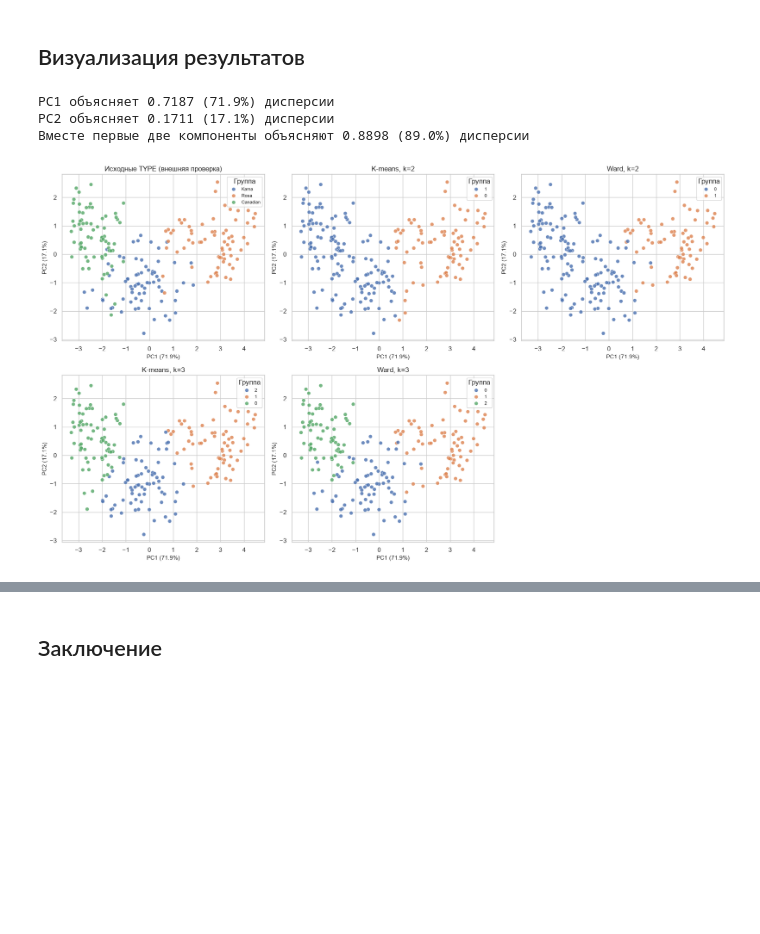
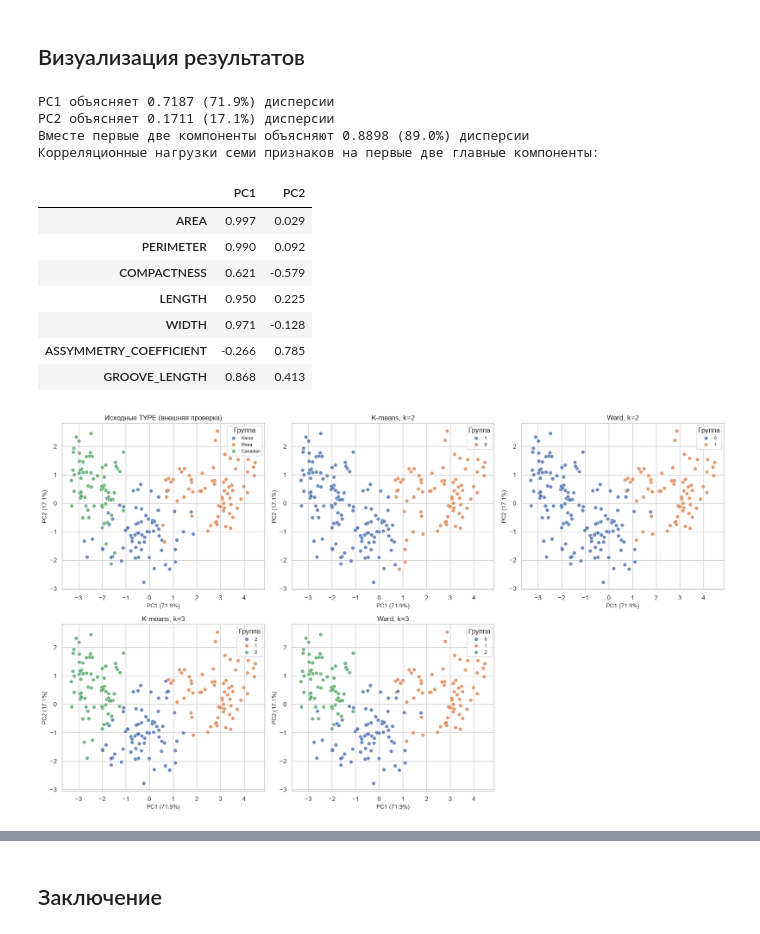
Before and after one commit to violllin/lab3_clustering, a Jupyter notebook: lab3.ipynb, the cells around one changed output, grey strips where cells are left out. Drawn from its saved outputs; the diff is of its cells as text; code cells hidden in the pictures; blank space fills up the shorter version.

```diff
--- a/lab3.ipynb
+++ b/lab3.ipynb
@@ -512,6 +565,12 @@ for k in (2, 3):
     ward_model = AgglomerativeClustering(n_clusters=k, linkage="ward")
     ward_labels = ward_model.fit_predict(X_scaled)
     experiments[("Ward", k)] = {"model": ward_model, "labels": ward_labels}
+
+for k, cut_labels in ((2, ward_cut_labels_2), (3, ward_cut_labels_3)):
+    agglomerative_labels = experiments[("Ward", k)]["labels"]
+    cut_ari = adjusted_rand_score(cut_labels, agglomerative_labels)
+    print(f"Проверка Ward для k={k}: ARI между fcluster и AgglomerativeClustering = {cut_ari:.4f}")
+    assert np.isclose(cut_ari, 1.0), f"Разбиения Ward при k={k} не совпали (ARI={cut_ari})"
 
 cluster_sizes_rows = []
 for (method, k), result in experiments.items():
@@ -1061,36 +1145,52 @@ explained = pca.explained_variance_ratio_
 print(f"PC1 объясняет {explained[0]:.4f} ({explained[0]:.1%}) дисперсии")
 print(f"PC2 объясняет {explained[1]:.4f} ({explained[1]:.1%}) дисперсии")
 print(f"Вместе первые две компоненты объясняют {explained.sum():.4f} ({explained.sum():.1%}) дисперсии")
+
+Z = X_scaled
+P = X_pca
+loadings = np.corrcoef(Z.T, P.T)[:len(FEATURES), len(FEATURES):]
+loadings_df = pd.DataFrame(loadings, index=FEATURES, columns=['PC1', 'PC2'])
+print('Корреляционные нагрузки семи признаков на первые две главные компоненты:')
+display(loadings_df.round(3))
 
 pca_df = pd.DataFrame({"PC1": X_pca[:, 0], "PC2": X_pca[:, 1]})
 pca_df["TYPE — внешний ориентир"] = y_reference.map(CLASS_NAMES).values
 for (method, k), result in experiments.items():
     pca_df[f"{method}, k={k}"] = result["labels"].astype(str)
 
 plot_specs = [
     ("TYPE — внешний ориентир", "Исходные TYPE (внешняя проверка)"),
     ("K-means, k=2", "K-means, k=2"),
     ("Ward, k=2", "Ward, k=2"),
     ("K-means, k=3", "K-means, k=3"),
     ("Ward, k=3", "Ward, k=3"),
 ]
 fig, axes = plt.subplots(2, 3, figsize=(17, 10))
 axes = axes.ravel()
 for ax, (column, title) in zip(axes, plot_specs):
     sns.scatterplot(
         data=pca_df, x="PC1", y="PC2", hue=column,
         palette="deep", s=42, alpha=0.82, ax=ax
     )
     ax.set_title(title)
     ax.set_xlabel(f"PC1 ({explained[0]:.1%})")
     ax.set_ylabel(f"PC2 ({explained[1]:.1%})")
     ax.legend(title="Группа", fontsize=8)
 axes[-1].axis("off")
 plt.tight_layout()
 plt.show()
 # %% [output]
 PC1 объясняет 0.7187 (71.9%) дисперсии
 PC2 объясняет 0.1711 (17.1%) дисперсии
 Вместе первые две компоненты объясняют 0.8898 (89.0%) дисперсии
+Корреляционные нагрузки семи признаков на первые две главные компоненты:
+|  | PC1 | PC2 |
+| AREA | 0.997 | 0.029 |
+| PERIMETER | 0.990 | 0.092 |
+| COMPACTNESS | 0.621 | -0.579 |
+| LENGTH | 0.950 | 0.225 |
+| WIDTH | 0.971 | -0.128 |
+| ASSYMMETRY_COEFFICIENT | -0.266 | 0.785 |
+| GROOVE_LENGTH | 0.868 | 0.413 |
 [figure]
 # %% [markdown]
```
Also changed, not shown: parts of 12 cells of this notebook.
